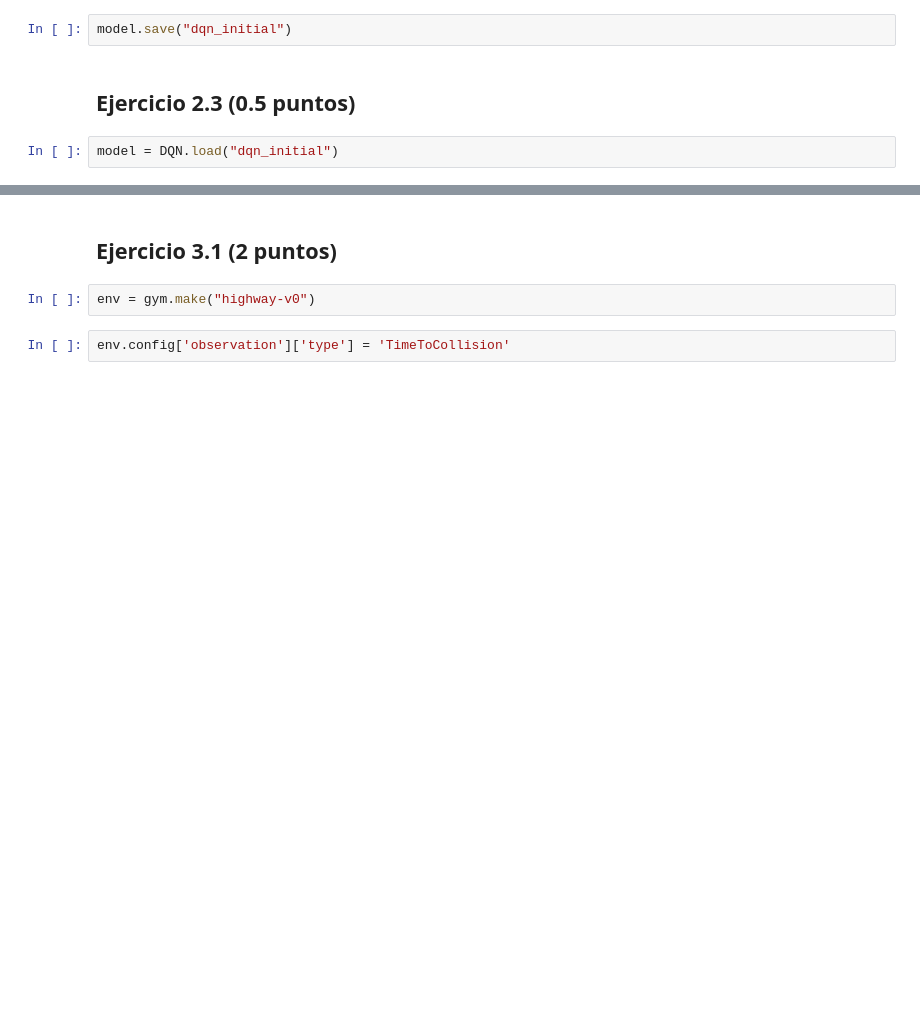
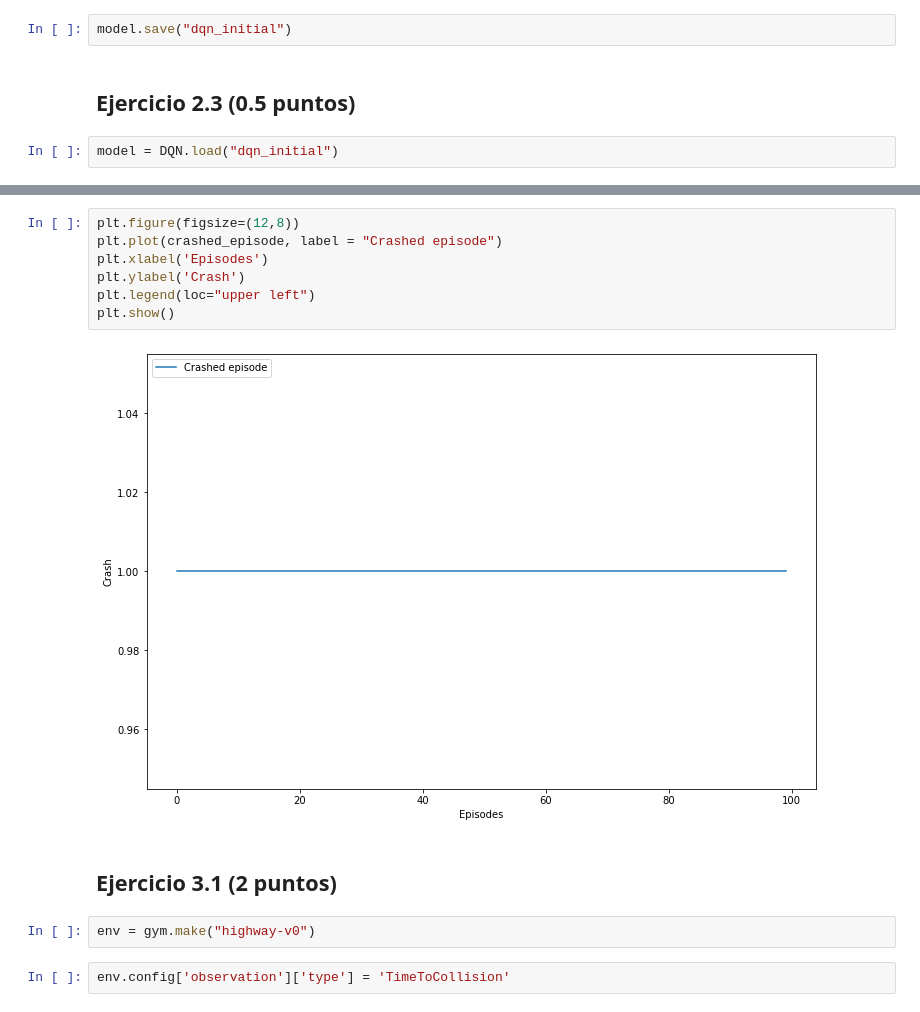
Before and after one commit to franjmelchor/RL_PEC3, a Jupyter notebook: fmelchor_PRA.ipynb, the cells around one changed output, grey strips where cells are left out. Drawn from its saved outputs; the diff is of its cells as text; blank space fills up the shorter version.

```diff
--- a/fmelchor_PEC3.ipynb
+++ b/fmelchor_PRA.ipynb
@@ -416,3 +418,12 @@ plt.show()
+# %%
+plt.figure(figsize=(12,8))
+plt.plot(crashed_episode, label = "Crashed episode")
+plt.xlabel('Episodes')
+plt.ylabel('Crash')
+plt.legend(loc="upper left")
+plt.show()
+# %% [output]
+[figure, added]
 # %% [markdown]
 ## Ejercicio 3.1 (2 puntos)
 # %%
```
Also changed, not shown: parts of 16 cells of this notebook, 2 other files.
